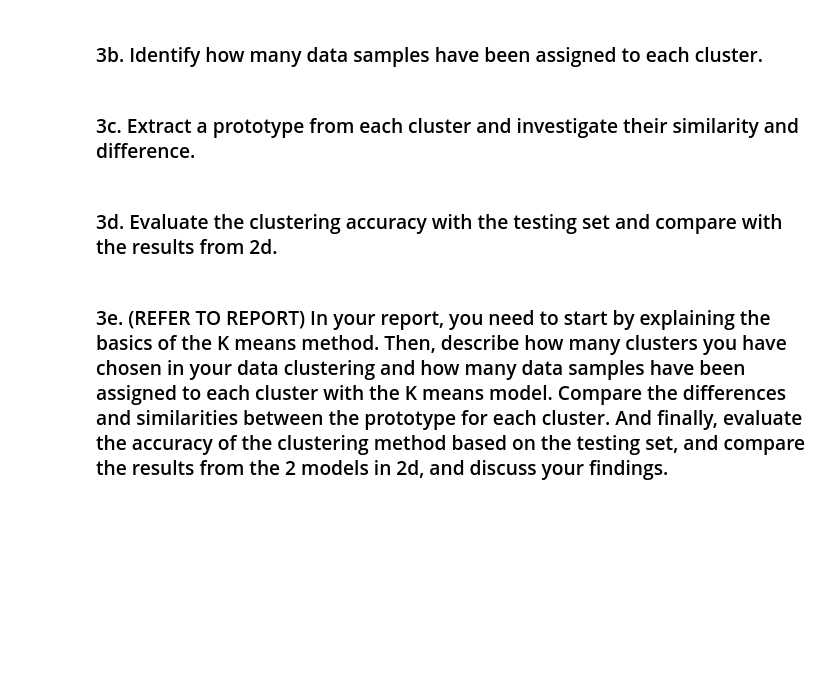
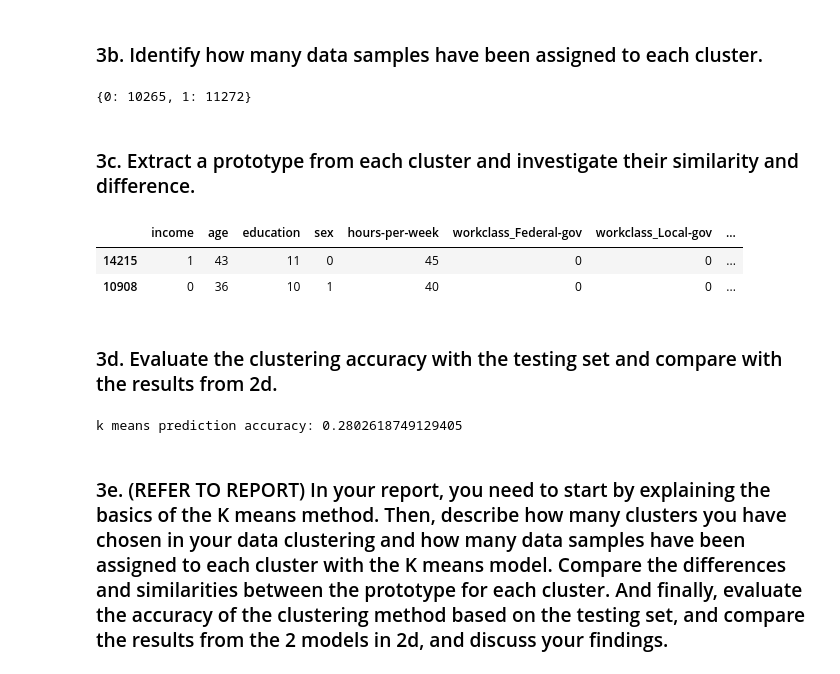
Before and after one commit to jamesworcester/Machine-Learning-Assignment-1, a Jupyter notebook: CSE3CI_Assignment1_JamesWorcester.ipynb, the cells around one changed output. Saved outputs shown, nothing was run; the diff lists cells and outputs as text; code cells hidden in the pictures; blank space fills up the shorter version.

```diff
--- a/CSE3CI_Assignment1_JamesWorcester.ipynb
+++ b/CSE3CI_Assignment1_JamesWorcester.ipynb
@@ -229,7 +229,8 @@ dataset.shape
 Target variable is the first variable (income), and input variables are the rest of the columns
 # %%
 array = dataset.values
-X = array[:,1:]
+#X = array[:,1:]
+X = array[:,1:41]
 y = array[:,0]
 # %% [markdown]
 ##### ii) Split the training and testing dataset
@@ -563,11 +564,51 @@ Average Accuracy of SVM: 0.7969871056916021
 ## 3. Apply K Means clustering on the normalized training input X, and understand the grouping of training data by investigating the prototype from each cluster
 # %% [markdown]
 ### 3a. Apply clustering on the normalized training input X (you can determine the number of clusters by considering how many classes for the target y)
+# %%
+from sklearn.cluster import KMeans
+
+#fit scaler on training data
+norm = MinMaxScaler().fit(X)
+X = norm.transform(X)
+
+kmeans = KMeans(n_clusters=2, random_state=0).fit(X)
 # %% [markdown]
 ### 3b. Identify how many data samples have been assigned to each cluster.
+# %%
+import numpy as np
+
+kmeans_labels = kmeans.labels_
+unique_labels, unique_counts = np.unique(kmeans_labels, return_counts=True)
+dict(zip(unique_labels, unique_counts))
+# %% [output]
+{0: 10265, 1: 11272}
 # %% [markdown]
 ### 3c. Extract a prototype from each cluster and investigate their similarity and difference.
+# %%
+from sklearn.metrics.pairwise import pairwise_distances_argmin
+
+kmeans_cluster_centers = kmeans.cluster_centers_
+closest = pairwise_distances_argmin(kmeans.cluster_centers_, X)
+
+# show the two data samples that can represent the two clusters
+pd.set_option('display.max_columns', None)
+dataset.iloc[closest, :]
+# %% [output]
+|  | income | age | education | sex | hours-per-week | workclass_Federal-gov | workclass_Local-gov | ... |
+| 14215 | 1 | 43 | 11 | 0 | 45 | 0 | 0 | ... |
+| 10908 | 0 | 36 | 10 | 1 | 40 | 0 | 0 | ... |
 # %% [markdown]
 ### 3d. Evaluate the clustering accuracy with the testing set and compare with the results from 2d.
+# %%
+from sklearn.metrics import accuracy_score
+
+y = array[:,0]
+kmeans_labels = kmeans.labels_
+# or kmeans_lables = kmeans.predict(X)
+
+accuracy = accuracy_score(y, kmeans_labels)
+print("k means prediction accuracy:", accuracy)
+# %% [output]
+k means prediction accuracy: 0.2802618749129405
 # %% [markdown]
 ### 3e. (REFER TO REPORT) In your report, you need to start by explaining the basics of the K means method. Then, describe how many clusters you have chosen in your data clustering and how many data samples have been assigned to each cluster with the K means model. Compare the differences and similarities between the prototype for each cluster. And finally, evaluate the accuracy of the clustering method based on the testing set, and compare the results from the 2 models in 2d, and discuss your findings.
```
Also changed, not shown: parts of 8 cells of this notebook, 1 other file.
